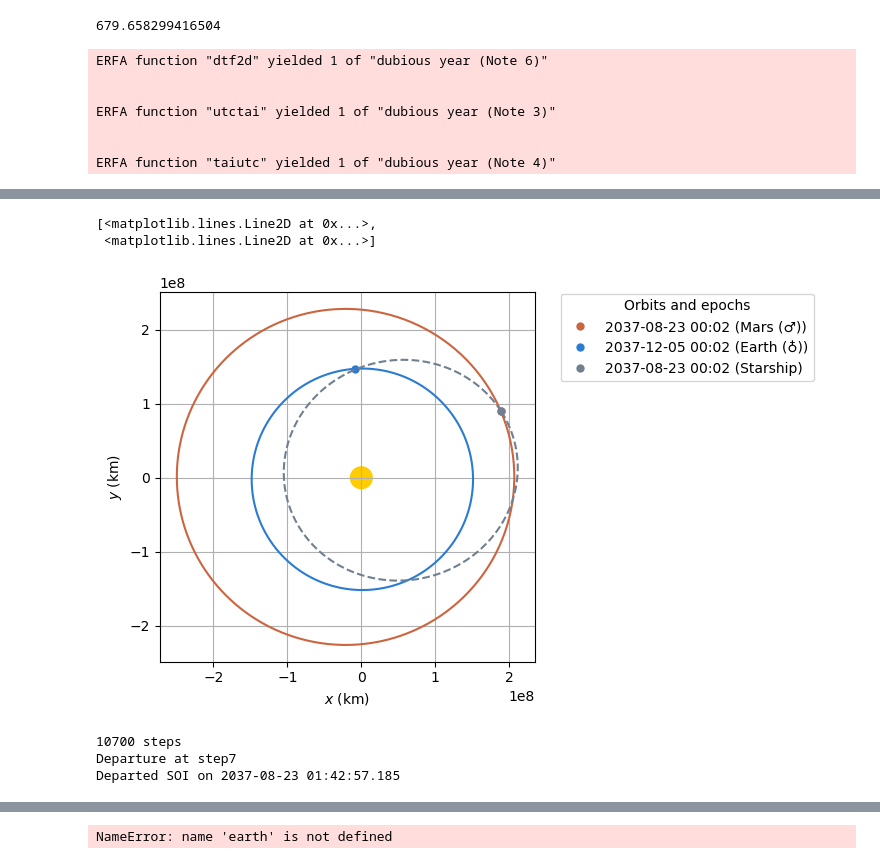
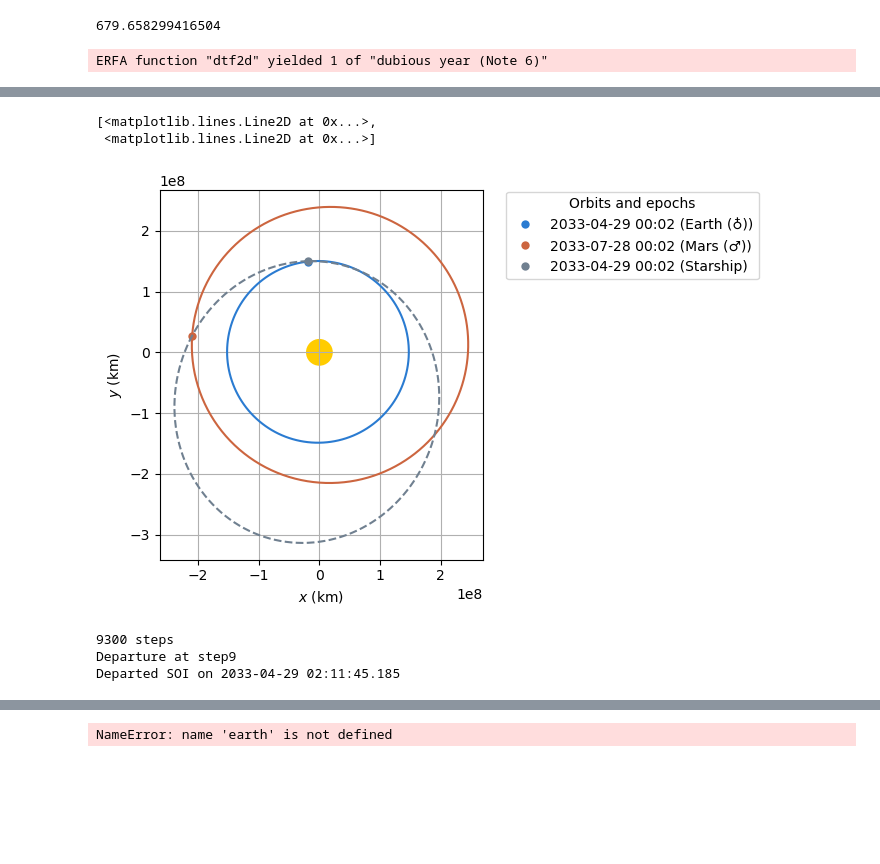
Before and after one commit to jackSN8/mars-3-months, a Jupyter notebook: trajectories/general_trajectory.ipynb, the cells around one changed output, grey strips where cells are left out. Saved outputs shown, nothing was run; the diff lists cells and outputs as text; code cells hidden in the pictures; blank space fills up the shorter version.

```diff
--- a/trajectories/general_trajectory.ipynb
+++ b/trajectories/general_trajectory.ipynb
@@ -44,8 +44,8 @@ print(isp*9.81*math.log((120)/(100)))
 # %%
 
 #launch from body_1 to body_2
-body_1 = Mars
-body_2 = Earth
+body_1 = Earth
+body_2 = Mars
 
 
 #starship specs
@@ -65,8 +65,8 @@ boiloff = 0#0
 #solve for a minimum ejection DV given a time period
 transitTime = 90*u.day
 resolution = 1*u.day
-start_date = time.Time("2034-06-01 00:01", scale="utc").tdb
-end_date = time.Time("2036-07-01 00:01", scale="utc").tdb
+start_date = time.Time("2032-06-01 00:01", scale="utc").tdb
+end_date = time.Time("2035-07-01 00:01", scale="utc").tdb
 
 ephem_1 = Ephem.from_body(body_1, time_range(start_date, end=end_date+transitTime))
 ephem_2 = Ephem.from_body(body_2, time_range(start_date, end=end_date+transitTime))
@@ -123,9 +123,3 @@ label_str = lowest_date.datetime.strftime("%Y-%m-%d")
 plotter.plot(lowest_orb, color="slategrey", label="Starship")
 # %% [output]
 ERFA function "dtf2d" yielded 1 of "dubious year (Note 6)"
-
-
-ERFA function "utctai" yielded 1 of "dubious year (Note 3)"
-
-
-ERFA function "taiutc" yielded 1 of "dubious year (Note 4)"
@@ -135,6 +129,6 @@ arrival at Earth (♁) on 2037-12-05 00:02:09.185
 [<matplotlib.lines.Line2D at 0x...>,
  <matplotlib.lines.Line2D at 0x...>]
-[figure, old version]
+[figure, new version]
 # %%
 #calculate total boiloff during trip
 starship_albedo = 0.1
@@ -173,9 +167,9 @@ for i in range(steps):
 
 print(f"Departed SOI on {soi_change_point}")
 # %% [output]
-10700 steps
-Departure at step7
-Departed SOI on 2037-08-23 01:42:57.185
+9300 steps
+Departure at step9
+Departed SOI on 2033-04-29 02:11:45.185
 # %%
 ss_final = lowest_orb.propagate(soi_change_point-date_launch)
 
```
Also changed, not shown: parts of 4 cells of this notebook, 12 other files.
